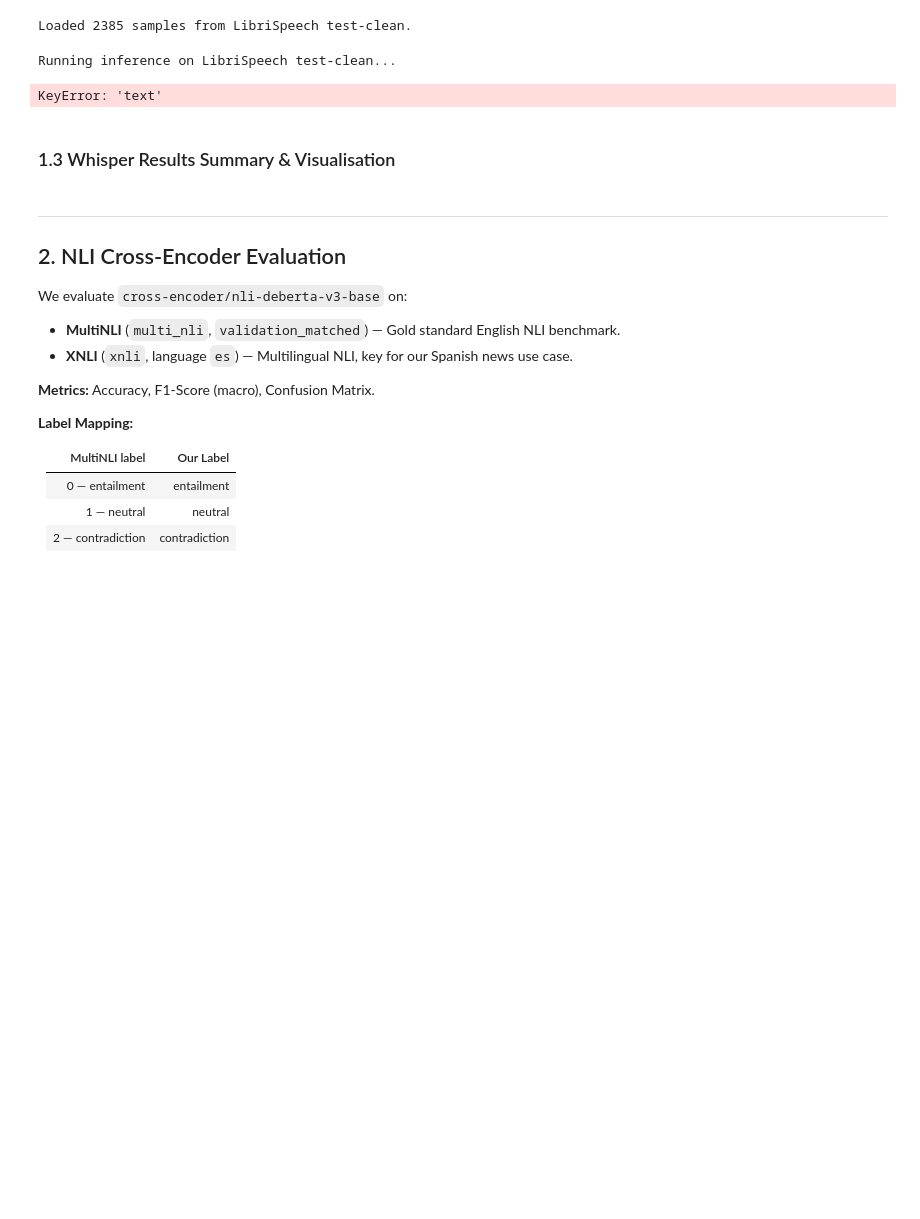
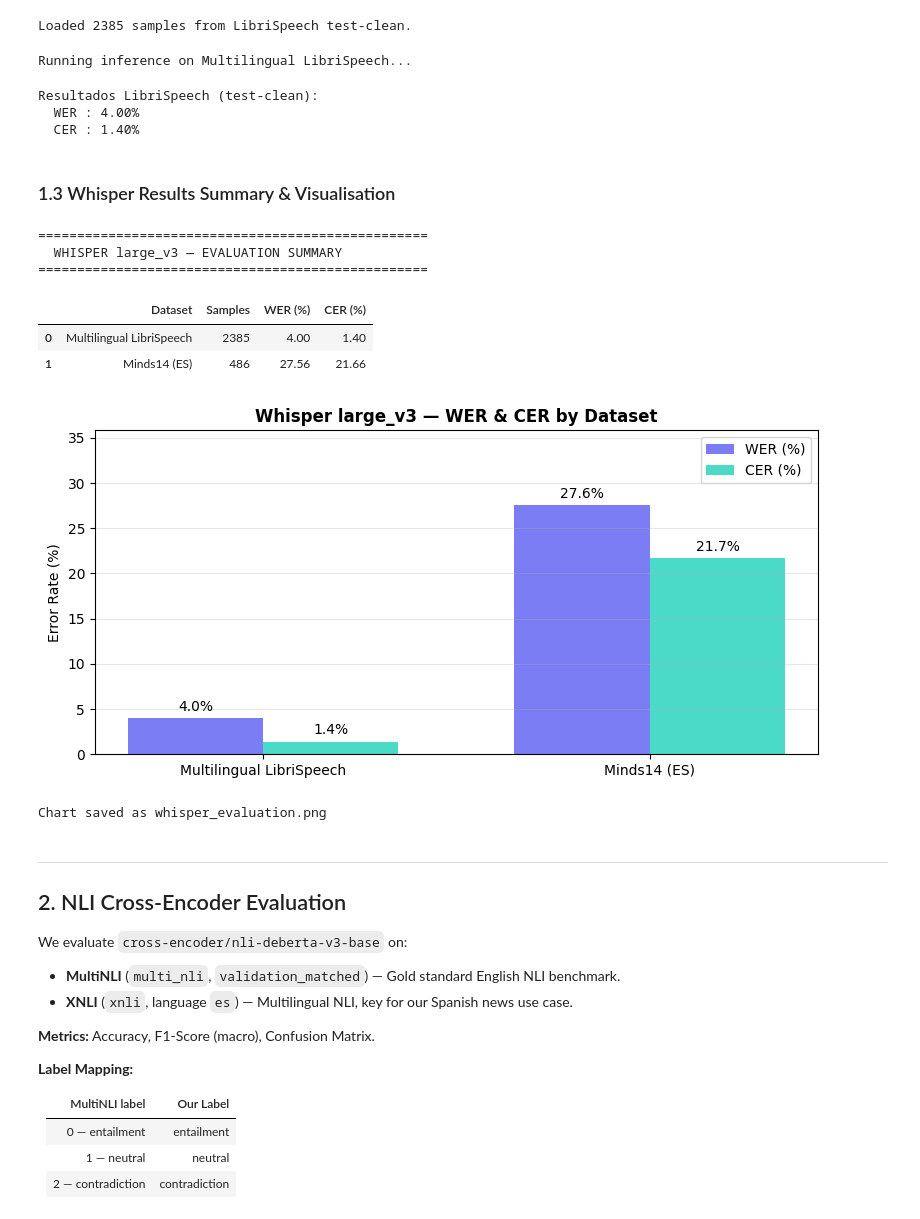
Before and after one commit to ikerua/Agent_Fact_Detection_System, a Jupyter notebook: notebooks/evaluation_models.ipynb, the cells around one changed output. Saved outputs shown, nothing was run; the diff lists cells and outputs as text; code cells hidden in the pictures; blank space fills up the shorter version.

```diff
--- a/notebooks/evaluation_models.ipynb
+++ b/notebooks/evaluation_models.ipynb
@@ -93,6 +93,9 @@ Transcription: hola buenas a ver tengo un problema con vuestra aplicación resul
 New Sampling Rate: 16000 Hz
 # %%
 import librosa
+import numpy as np
+import whisper
+
 def transcribe_audio_array(model, audio_array, sampling_rate=16000):
     """Transcribe a numpy audio array with Whisper."""
 
@@ -106,8 +109,8 @@ def transcribe_audio_array(model, audio_array, sampling_rate=16000):
     # Pad or trim to 30s window
     audio = whisper.pad_or_trim(audio)
 
-    # Move to the correct device
-    mel = whisper.log_mel_spectrogram(audio).to(model.device)
+    # FIX: Dynamically set the number of Mel channels based on the model (128 for large-v3)
+    mel = whisper.log_mel_spectrogram(audio, n_mels=model.dims.n_mels).to(model.device)
 
     # Define options: explicitly set language to Spanish to prevent hallucinations
     options = whisper.DecodingOptions(
@@ -119,7 +122,8 @@ def transcribe_audio_array(model, audio_array, sampling_rate=16000):
     result = whisper.decode(model, mel, options)
 
     return result.text
-    # 1. Define the transformation pipeline
+
+# 1. Define the transformation pipeline
 transformation = jiwer.Compose([
     jiwer.ToLowerCase(),
     jiwer.RemovePunctuation(),
@@ -385,10 +202,11 @@ Loaded 2385 samples from LibriSpeech test-clean.
 references_ls = []
 hypotheses_ls = []
 
-print("Running inference on LibriSpeech test-clean...")
+print("Running inference on Multilingual LibriSpeech...")
 
-for sample in tqdm(ds_ls, desc="LibriSpeech EN"):
-    ref = sample["text"]
+for sample in tqdm(ds_ls, desc="LibriSpeech ES"):
+    # Fixed: The correct column name for this dataset is 'transcript'
+    ref = sample["transcript"]
     audio_array = np.array(sample["audio"]["array"])
     sr = sample["audio"]["sampling_rate"]
 
@@ -398,6 +216,7 @@ for sample in tqdm(ds_ls, desc="LibriSpeech EN"):
         hypotheses_ls.append(hyp)
     except Exception as e:
         print(f"Skipped sample: {e}")
+
 base_cleaning = [
     jiwer.ToLowerCase(),
     jiwer.RemovePunctuation(),
@@ -406,16 +225,29 @@ base_cleaning = [
 ]
 wer_transform = jiwer.Compose(base_cleaning + [jiwer.ReduceToListOfListOfWords()])
 cer_transform = jiwer.Compose(base_cleaning + [jiwer.ReduceToListOfListOfChars()])
+
 # 6. Calcular métricas finales
-wer_score_lispeech = jiwer.wer(references, hypotheses, reference_transform=wer_transform, hypothesis_transform=wer_transform)
-cer_score_lispeech = jiwer.cer(references, hypotheses, reference_transform=cer_transform, hypothesis_transform=cer_transform)
+wer_score_lispeech = jiwer.wer(
+    references_ls,
+    hypotheses_ls,
+    reference_transform=wer_transform,
+    hypothesis_transform=wer_transform
+)
+cer_score_lispeech = jiwer.cer(
+    references_ls,
+    hypotheses_ls,
+    reference_transform=cer_transform,
+    hypothesis_transform=cer_transform
+)
 
 print(f"\nResultados LibriSpeech (test-clean):")
 print(f"  WER : {wer_score_lispeech * 100:.2f}%")
 print(f"  CER : {cer_score_lispeech * 100:.2f}%")
 # %% [output]
-Running inference on LibriSpeech test-clean...
+Running inference on Multilingual LibriSpeech...
-KeyError: 'text'
+Resultados LibriSpeech (test-clean):
+  WER : 4.00%
+  CER : 1.40%
 # %% [markdown]
 ### 1.3 Whisper Results Summary & Visualisation
 # %%
@@ -424,39 +256,48 @@ import matplotlib.patches as mpatches
 
 # ── Summary Table ────────────────────────────────────────────────────────────
 results_whisper = pd.DataFrame({
-    "Dataset": [ " Multilingual LibriSpeech", "Common Voice (ES)"],
-    "Samples": [len(references_cv), len(references_ls)],
+    # Updated the names of the datasets
+    "Dataset": ["Multilingual LibriSpeech", "Minds14 (ES)"],
+    # Changed references_cv to references (which is what you used for Minds14)
+    "Samples": [len(references_ls), len(references)],
     "WER (%)": [round(wer_score_lispeech * 100, 2), round(wer_score_mind * 100, 2)],
     "CER (%)": [round(cer_score_lispeech * 100, 2), round(cer_score_mind * 100, 2)],
 })
-
 print("=" * 50)
 print("  WHISPER large_v3 — EVALUATION SUMMARY")
 print("=" * 50)
 display(results_whisper)
 
 # ── Bar Chart ─────────────────────────────────────────────────────────────────
 fig, ax = plt.subplots(figsize=(8, 4))
 x = np.arange(len(results_whisper))
 width = 0.35
 
 bars1 = ax.bar(x - width/2, results_whisper["WER (%)"], width, label="WER (%)", color="#6366f1", alpha=0.85)
 bars2 = ax.bar(x + width/2, results_whisper["CER (%)"], width, label="CER (%)", color="#2dd4bf", alpha=0.85)
 
 ax.set_xticks(x)
 ax.set_xticklabels(results_whisper["Dataset"])
 ax.set_ylabel("Error Rate (%)")
 ax.set_title("Whisper large_v3 — WER & CER by Dataset", fontweight="bold")
 ax.legend()
 ax.bar_label(bars1, padding=3, fmt="%.1f%%")
 ax.bar_label(bars2, padding=3, fmt="%.1f%%")
 ax.set_ylim(0, max(results_whisper["WER (%)"].max(), results_whisper["CER (%)"].max()) * 1.3)
 ax.grid(axis="y", alpha=0.3)
 fig.tight_layout()
 plt.savefig("whisper_evaluation.png", dpi=150)
 plt.show()
 print("Chart saved as whisper_evaluation.png")
-ds_asr.cleanup_cache_files()
+# %% [output]
+==================================================
+  WHISPER large_v3 — EVALUATION SUMMARY
+==================================================
+|  | Dataset | Samples | WER (%) | CER (%) |
+| 0 | Multilingual LibriSpeech | 2385 | 4.00 | 1.40 |
+| 1 | Minds14 (ES) | 486 | 27.56 | 21.66 |
+[figure, added]
+Chart saved as whisper_evaluation.png
 # %% [markdown]
 ---
 ## 2. NLI Cross-Encoder Evaluation
```
Also changed, not shown: parts of 7 cells of this notebook, 2 other files.
